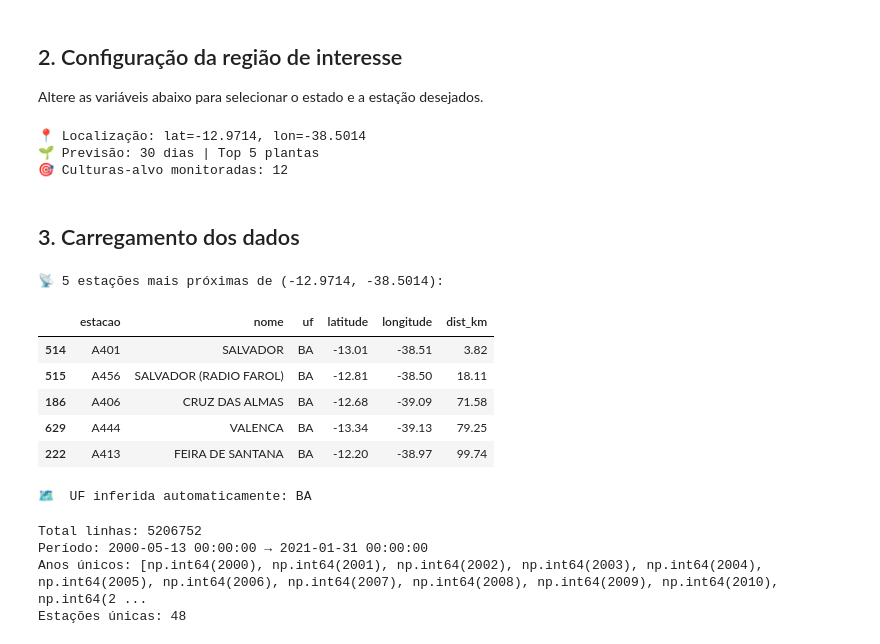
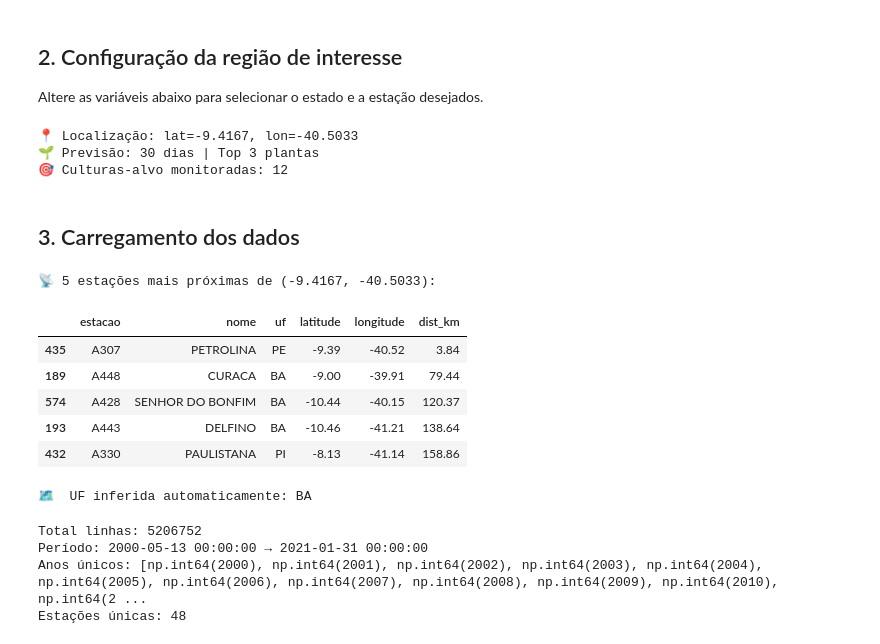
Before and after one commit to LucasMota10/SemeAI-Hackathon, a Jupyter notebook: main.ipynb, the cells around one changed output. Cells and saved outputs as stored; diff of their text form; code cells hidden in the pictures.

```diff
--- a/main.ipynb
+++ b/main.ipynb
@@ -49,12 +45,12 @@ Altere as variáveis abaixo para selecionar o estado e a estação desejados.
 # %%
 # ── CONFIGURAÇÕES ──────────────────────────────────────────────
 # Usuário informa as coordenadas do local
-USER_LAT      = -12.9714   # latitude  (negativo = Sul)
-USER_LON      = -38.5014   # longitude (negativo = Oeste)
+USER_LAT      = -9.4167   # latitude  (negativo = Sul)
+USER_LON      = -40.5033   # longitude (negativo = Oeste)
 
 N_DIAS_PREV   = 30
 JANELA_LSTM   = 365        # janela anual para capturar sazonalidade climática
-TOP_N_PLANTAS = 5
+TOP_N_PLANTAS = 3
 
 VARS_CLIMA = [
     'temp_media',
@@ -100,14 +96,14 @@ print(f'📍 Localização: lat={USER_LAT}, lon={USER_LON}')
 print(f'🌱 Previsão: {N_DIAS_PREV} dias | Top {TOP_N_PLANTAS} plantas')
 print(f'🎯 Culturas-alvo monitoradas: {len(CULTURAS_ALVO_BAHIA)}')
 # %% [output]
-📍 Localização: lat=-12.9714, lon=-38.5014
-🌱 Previsão: 30 dias | Top 5 plantas
+📍 Localização: lat=-9.4167, lon=-40.5033
+🌱 Previsão: 30 dias | Top 3 plantas
 🎯 Culturas-alvo monitoradas: 12
 # %% [markdown]
 ## 3. Carregamento dos dados
 # %%
 # ── 3.1 Estações — seleção por proximidade geográfica ──────────
-df_estacoes = pd.read_csv('data/dataset_estacoes.csv', sep=';')
+df_estacoes = pd.read_csv('dataset_estacoes.csv', sep=';')
 df_estacoes.columns = df_estacoes.columns.str.strip().str.lower()
 
 for col in ['latitude', 'longitude', 'altitude']:
@@ -120,39 +116,39 @@ for col in ['latitude', 'longitude', 'altitude']:
 df_estacoes = df_estacoes.dropna(subset=['latitude', 'longitude'])
 
 # Distância euclidiana simples (suficiente para selecionar estações próximas)
 df_estacoes['dist_km'] = np.sqrt(
     ((df_estacoes['latitude']  - USER_LAT) * 111) ** 2 +
     ((df_estacoes['longitude'] - USER_LON) * 111 * np.cos(np.radians(USER_LAT))) ** 2
 )
 
 # Pega as N estações mais próximas para ter dados suficientes
 N_ESTACOES_PROXIMAS = 5
 estacoes_proximas = df_estacoes.nsmallest(N_ESTACOES_PROXIMAS, 'dist_km')
 codigos_uf = estacoes_proximas['estacao'].astype(str).tolist()
 
 # ── Inferência automática da UF a partir das estações mais próximas ──────
 # Evita que o usuário precise declarar UF_ALVO manualmente
 if 'uf' in estacoes_proximas.columns:
     UF_ALVO = estacoes_proximas['uf'].mode()[0].strip().upper()
 else:
     # Fallback: deriva da estação (primeiros 2 caracteres se codificado assim)
     UF_ALVO = 'BA'
     print('⚠️  Coluna "uf" não encontrada nas estações — usando fallback: BA')
 
 print(f'📡 {N_ESTACOES_PROXIMAS} estações mais próximas de ({USER_LAT}, {USER_LON}):')
 try:
     display(estacoes_proximas[['estacao', 'nome', 'uf', 'latitude', 'longitude', 'dist_km']].round(2))
 except Exception:
     print(estacoes_proximas[['estacao', 'latitude', 'longitude', 'dist_km']].round(2).to_string())
 print(f'\n🗺️  UF inferida automaticamente: {UF_ALVO}')
 # %% [output]
-📡 5 estações mais próximas de (-12.9714, -38.5014):
+📡 5 estações mais próximas de (-9.4167, -40.5033):
 |  | estacao | nome | uf | latitude | longitude | dist_km |
-| 514 | A401 | SALVADOR | BA | -13.01 | -38.51 | 3.82 |
-| 515 | A456 | SALVADOR (RADIO FAROL) | BA | -12.81 | -38.50 | 18.11 |
-| 186 | A406 | CRUZ DAS ALMAS | BA | -12.68 | -39.09 | 71.58 |
-| 629 | A444 | VALENCA | BA | -13.34 | -39.13 | 79.25 |
-| 222 | A413 | FEIRA DE SANTANA | BA | -12.20 | -38.97 | 99.74 |
+| 435 | A307 | PETROLINA | PE | -9.39 | -40.52 | 3.84 |
+| 189 | A448 | CURACA | BA | -9.00 | -39.91 | 79.44 |
+| 574 | A428 | SENHOR DO BONFIM | BA | -10.44 | -40.15 | 120.37 |
+| 193 | A443 | DELFINO | BA | -10.46 | -41.21 | 138.64 |
+| 432 | A330 | PAULISTANA | PI | -8.13 | -41.14 | 158.86 |
 🗺️  UF inferida automaticamente: BA
 # %%
 # Carrega SEM filtro nenhum para ver o que tem
```
Also changed, not shown: parts of 22 cells of this notebook.
